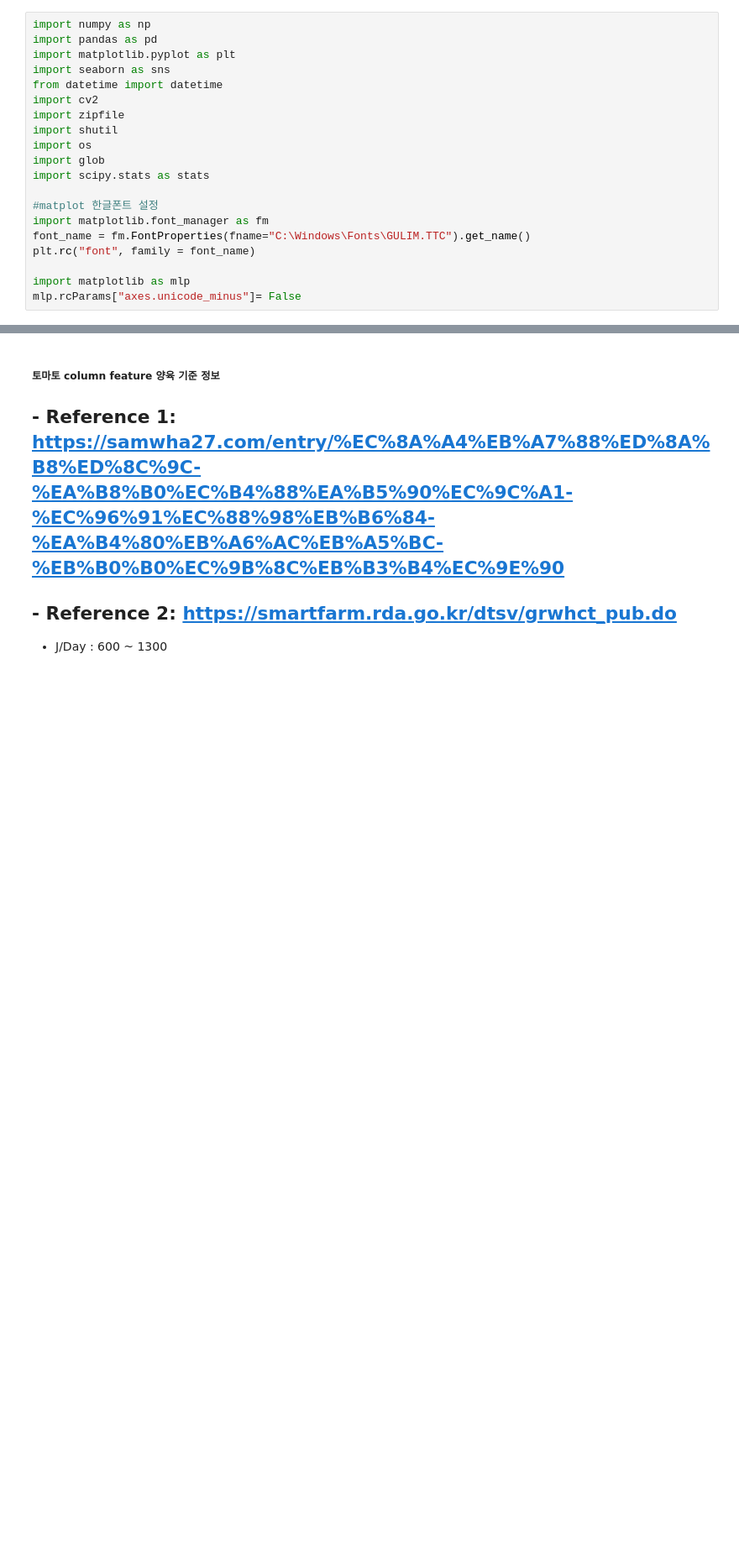
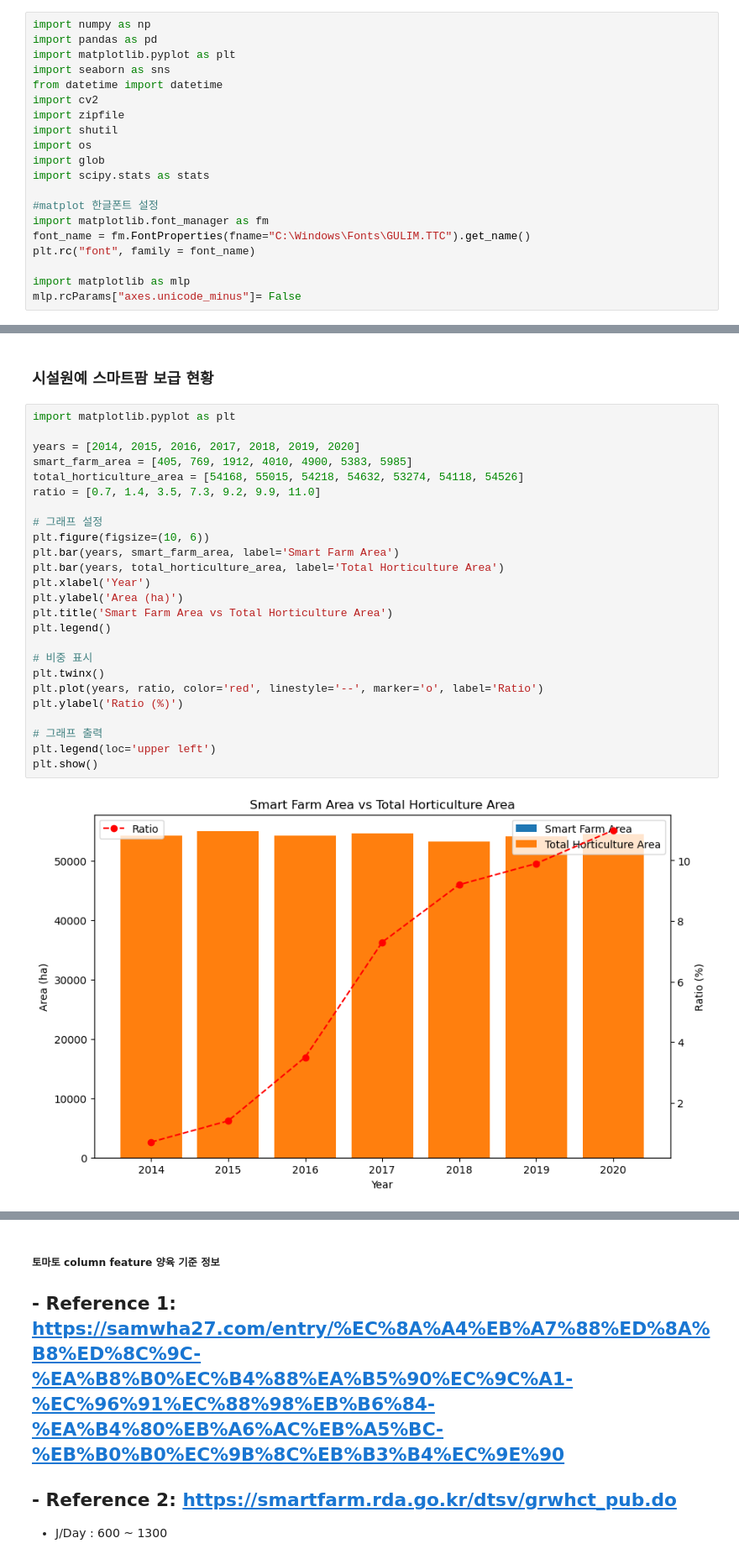
Before and after one commit to naleetwo/FinalProject, a Jupyter notebook: Code/SeokwonNa/스마트팜 ppt 데이터 시각화.ipynb, the cells around one changed output, grey strips where cells are left out. Shown at 84% size. Cells and saved outputs as stored; diff of their text form; blank space fills up the shorter version.

```diff
--- a/Code/SeokwonNa/스마트팜 ppt 데이터 시각화.ipynb
+++ b/Code/SeokwonNa/스마트팜 ppt 데이터 시각화.ipynb
@@ -47,0 +200,29 @@ plt.show()
+# %% [markdown]
+### 시설원예 스마트팜 보급 현황
+# %%
+import matplotlib.pyplot as plt
+
+years = [2014, 2015, 2016, 2017, 2018, 2019, 2020]
+smart_farm_area = [405, 769, 1912, 4010, 4900, 5383, 5985]
+total_horticulture_area = [54168, 55015, 54218, 54632, 53274, 54118, 54526]
+ratio = [0.7, 1.4, 3.5, 7.3, 9.2, 9.9, 11.0]
+
+# 그래프 설정
+plt.figure(figsize=(10, 6))
+plt.bar(years, smart_farm_area, label='Smart Farm Area')
+plt.bar(years, total_horticulture_area, label='Total Horticulture Area')
+plt.xlabel('Year')
+plt.ylabel('Area (ha)')
+plt.title('Smart Farm Area vs Total Horticulture Area')
+plt.legend()
+
+# 비중 표시
+plt.twinx()
+plt.plot(years, ratio, color='red', linestyle='--', marker='o', label='Ratio')
+plt.ylabel('Ratio (%)')
+
+# 그래프 출력
+plt.legend(loc='upper left')
+plt.show()
+# %% [output]
+[figure, added]
```
Also changed, not shown: parts of 24 cells of this notebook.
